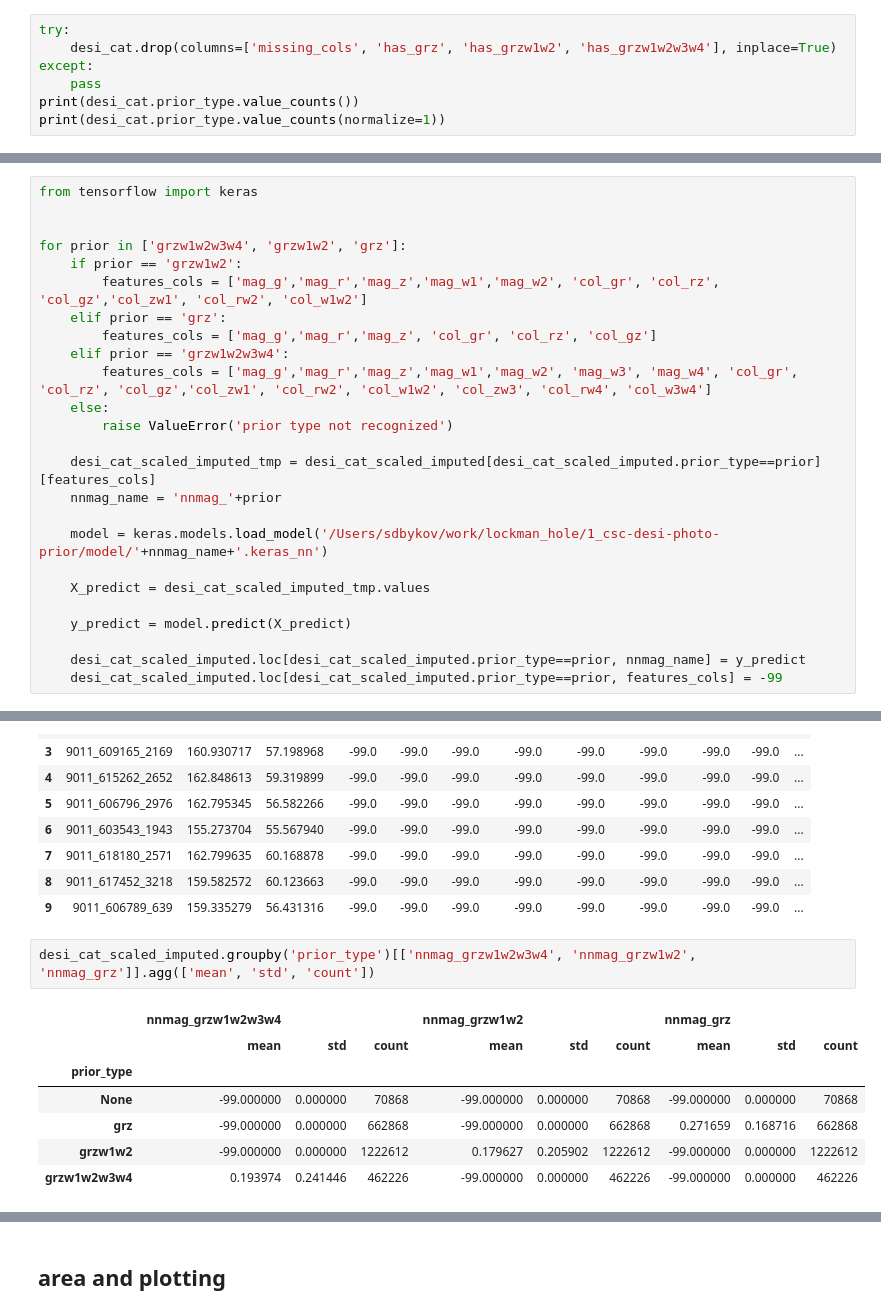
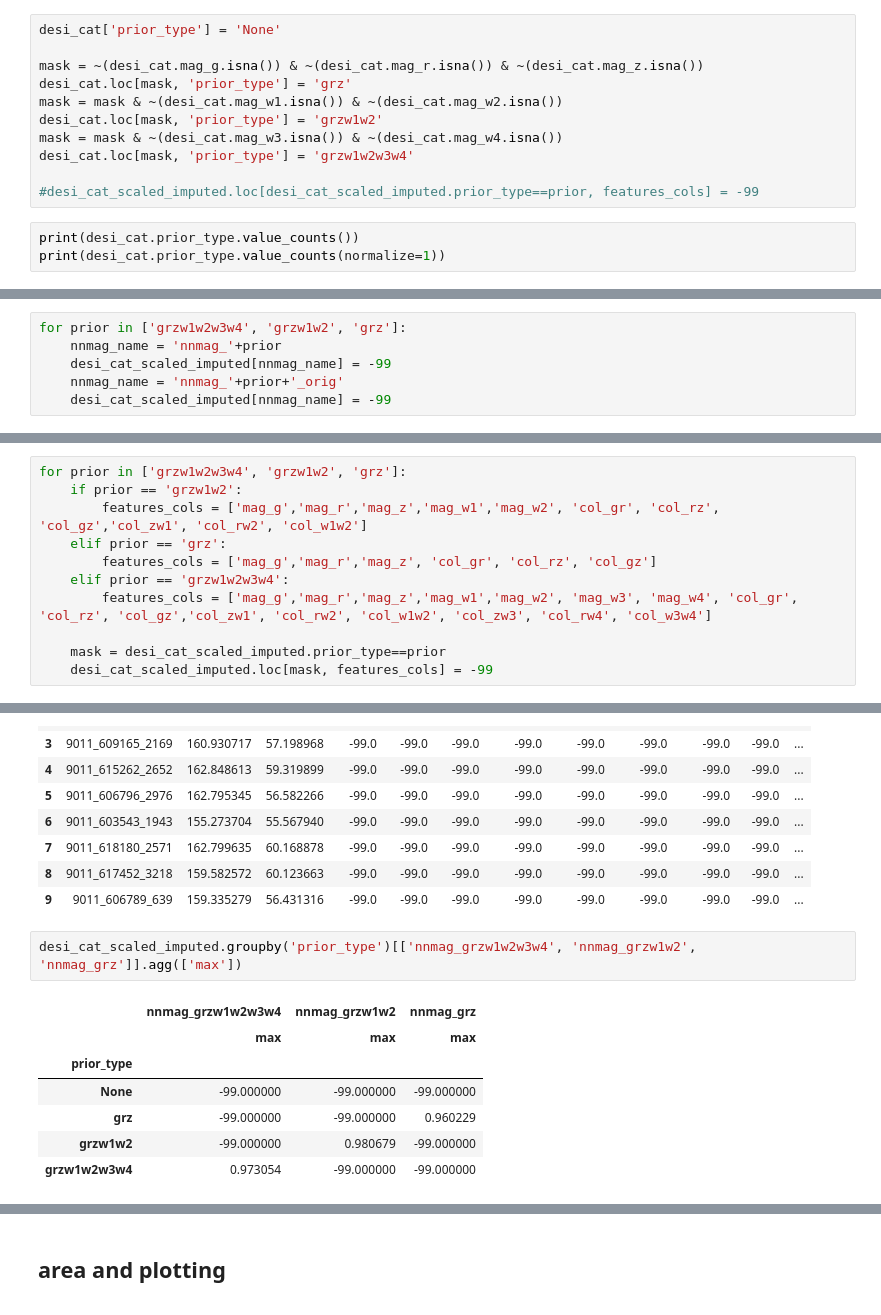
Before and after one commit to SergeiDBykov/lockman_hole, a Jupyter notebook: 2_LH-ero-desi-nway/0.1_catalog-preparation-desi.ipynb, the cells around one changed output, grey strips where cells are left out. Cells and saved outputs as stored; diff of their text form.

```diff
--- a/2_LH-ero-desi-nway/0_catalog-preparation.ipynb
+++ b/2_LH-ero-desi-nway/0.1_catalog-preparation-desi.ipynb
@@ -289,8 +99,15 @@ desi_cat
+# %%
+desi_cat['prior_type'] = 'None'
+
+mask = ~(desi_cat.mag_g.isna()) & ~(desi_cat.mag_r.isna()) & ~(desi_cat.mag_z.isna())
+desi_cat.loc[mask, 'prior_type'] = 'grz'
+mask = mask & ~(desi_cat.mag_w1.isna()) & ~(desi_cat.mag_w2.isna())
+desi_cat.loc[mask, 'prior_type'] = 'grzw1w2'
+mask = mask & ~(desi_cat.mag_w3.isna()) & ~(desi_cat.mag_w4.isna())
+desi_cat.loc[mask, 'prior_type'] = 'grzw1w2w3w4'
+
+#desi_cat_scaled_imputed.loc[desi_cat_scaled_imputed.prior_type==prior, features_cols] = -99
 # %%
-try:
-    desi_cat.drop(columns=['missing_cols', 'has_grz', 'has_grzw1w2', 'has_grzw1w2w3w4'], inplace=True)
-except:
-    pass
 print(desi_cat.prior_type.value_counts())
 print(desi_cat.prior_type.value_counts(normalize=1))
 # %% [output]
@@ -322,0 +131,6 @@ mean -0.035207  0.272029  0.637804  0.269532
+# %%
+for prior in ['grzw1w2w3w4', 'grzw1w2', 'grz']:
+    nnmag_name = 'nnmag_'+prior
+    desi_cat_scaled_imputed[nnmag_name] = -99
+    nnmag_name = 'nnmag_'+prior+'_orig'
+    desi_cat_scaled_imputed[nnmag_name] = -99
@@ -329,7 +206,4 @@ desi_cat_scaled_imputed_no_nnmag_grz = desi_cat_scaled_imputed.copy() # this is
 # %%
-from tensorflow import keras
-
-
 for prior in ['grzw1w2w3w4', 'grzw1w2', 'grz']:
     if prior == 'grzw1w2':
         features_cols = ['mag_g','mag_r','mag_z','mag_w1','mag_w2', 'col_gr', 'col_rz',  'col_gz','col_zw1', 'col_rw2', 'col_w1w2']
@@ -337,17 +211,6 @@ for prior in ['grzw1w2w3w4', 'grzw1w2', 'grz']:
         features_cols = ['mag_g','mag_r','mag_z', 'col_gr', 'col_rz', 'col_gz']
     elif prior == 'grzw1w2w3w4':
         features_cols = ['mag_g','mag_r','mag_z','mag_w1','mag_w2', 'mag_w3', 'mag_w4', 'col_gr', 'col_rz', 'col_gz','col_zw1', 'col_rw2', 'col_w1w2', 'col_zw3', 'col_rw4', 'col_w3w4']
-    else:
-        raise ValueError('prior type not recognized')
 
-    desi_cat_scaled_imputed_tmp = desi_cat_scaled_imputed[desi_cat_scaled_imputed.prior_type==prior][features_cols]
-    nnmag_name = 'nnmag_'+prior
-
-    model = keras.models.load_model('/Users/sdbykov/work/lockman_hole/1_csc-desi-photo-prior/model/'+nnmag_name+'.keras_nn')
-
-    X_predict = desi_cat_scaled_imputed_tmp.values
-
-    y_predict = model.predict(X_predict)
-
-    desi_cat_scaled_imputed.loc[desi_cat_scaled_imputed.prior_type==prior, nnmag_name] = y_predict
-    desi_cat_scaled_imputed.loc[desi_cat_scaled_imputed.prior_type==prior, features_cols] = -99
+    mask = desi_cat_scaled_imputed.prior_type==prior
+    desi_cat_scaled_imputed.loc[mask, features_cols] = -99
@@ -408,12 +247,12 @@ desi_cat_scaled_imputed.head(10)
 | 8 | 9011_617452_3218 | 159.582572 | 60.123663 | -99.0 | -99.0 | -99.0 | -99.0 | -99.0 | -99.0 | -99.0 | -99.0 | ... |
 | 9 | 9011_606789_639 | 159.335279 | 56.431316 | -99.0 | -99.0 | -99.0 | -99.0 | -99.0 | -99.0 | -99.0 | -99.0 | ... |
 # %%
-desi_cat_scaled_imputed.groupby('prior_type')[['nnmag_grzw1w2w3w4', 'nnmag_grzw1w2', 'nnmag_grz']].agg(['mean', 'std', 'count'])
+desi_cat_scaled_imputed.groupby('prior_type')[['nnmag_grzw1w2w3w4', 'nnmag_grzw1w2', 'nnmag_grz']].agg(['max'])
 # %% [output]
-|  | nnmag_grzw1w2w3w4 |  |  | nnmag_grzw1w2 |  |  | nnmag_grz |  |  |
-|  | mean | std | count | mean | std | count | mean | std | count |
-| prior_type |  |  |  |  |  |  |  |  |  |
-| None | -99.000000 | 0.000000 | 70868 | -99.000000 | 0.000000 | 70868 | -99.000000 | 0.000000 | 70868 |
-| grz | -99.000000 | 0.000000 | 662868 | -99.000000 | 0.000000 | 662868 | 0.271659 | 0.168716 | 662868 |
-| grzw1w2 | -99.000000 | 0.000000 | 1222612 | 0.179627 | 0.205902 | 1222612 | -99.000000 | 0.000000 | 1222612 |
-| grzw1w2w3w4 | 0.193974 | 0.241446 | 462226 | -99.000000 | 0.000000 | 462226 | -99.000000 | 0.000000 | 462226 |
+|  | nnmag_grzw1w2w3w4 | nnmag_grzw1w2 | nnmag_grz |
+|  | max | max | max |
+| prior_type |  |  |  |
+| None | -99.000000 | -99.000000 | -99.000000 |
+| grz | -99.000000 | -99.000000 | 0.960229 |
+| grzw1w2 | -99.000000 | 0.980679 | -99.000000 |
+| grzw1w2w3w4 | 0.973054 | -99.000000 | -99.000000 |
```
Also changed, not shown: parts of 32 cells of this notebook, 12 other files.
